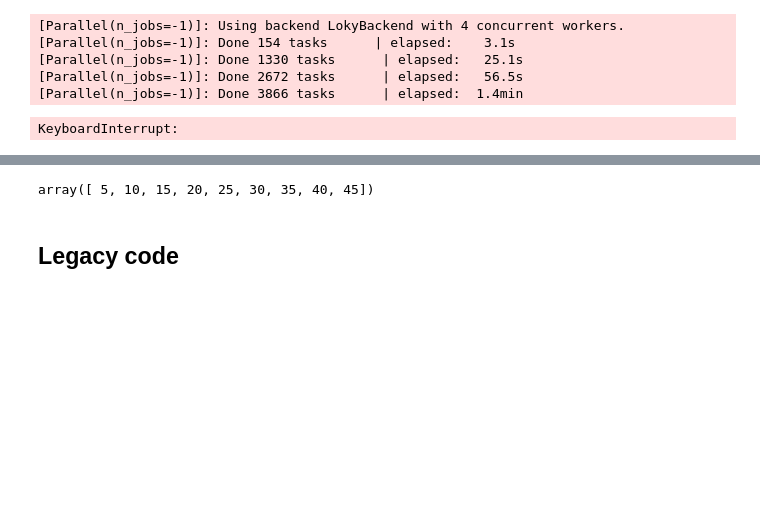
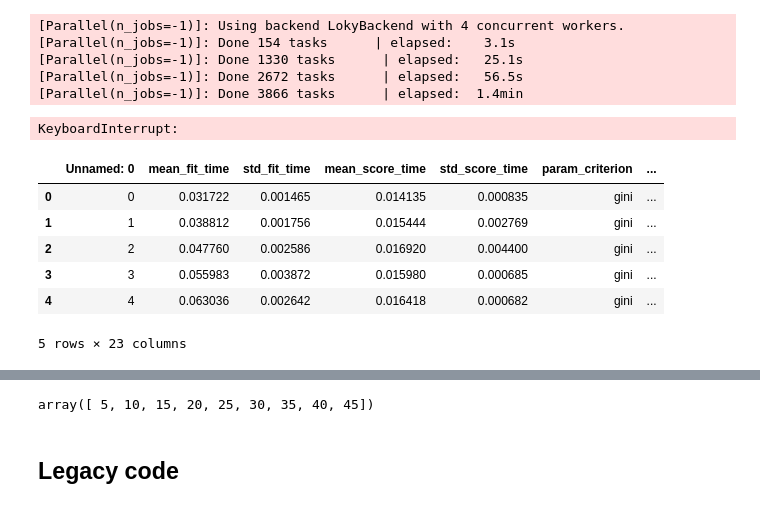
Before and after one commit to stan-tikhonov/Aging_classifier, a Jupyter notebook: LogisticRegression.ipynb, the cells around one changed output, grey strips where cells are left out. Drawn from its saved outputs; the diff is of its cells as text; code cells hidden in the pictures; blank space fills up the shorter version.

```diff
--- a/LogisticRegression.ipynb
+++ b/LogisticRegression.ipynb
@@ -412,3 +412,14 @@ Fitting 10 folds for each of 2106 candidates, totalling 21060 fits
 [Parallel(n_jobs=-1)]: Done 2672 tasks      | elapsed:   56.5s
 [Parallel(n_jobs=-1)]: Done 3866 tasks      | elapsed:  1.4min
 KeyboardInterrupt:
+# %%
+res = pd.read_csv("opt_randomforest.csv", sep="\t")
+res.head()
+# %% [output]
+|  | Unnamed: 0 | mean_fit_time | std_fit_time | mean_score_time | std_score_time | param_criterion | ... |
+| 0 | 0 | 0.031722 | 0.001465 | 0.014135 | 0.000835 | gini | ... |
+| 1 | 1 | 0.038812 | 0.001756 | 0.015444 | 0.002769 | gini | ... |
+| 2 | 2 | 0.047760 | 0.002586 | 0.016920 | 0.004400 | gini | ... |
+| 3 | 3 | 0.055983 | 0.003872 | 0.015980 | 0.000685 | gini | ... |
+| 4 | 4 | 0.063036 | 0.002642 | 0.016418 | 0.000682 | gini | ... |
+5 rows × 23 columns
```
Also changed, not shown: parts of 1 cell of this notebook.
